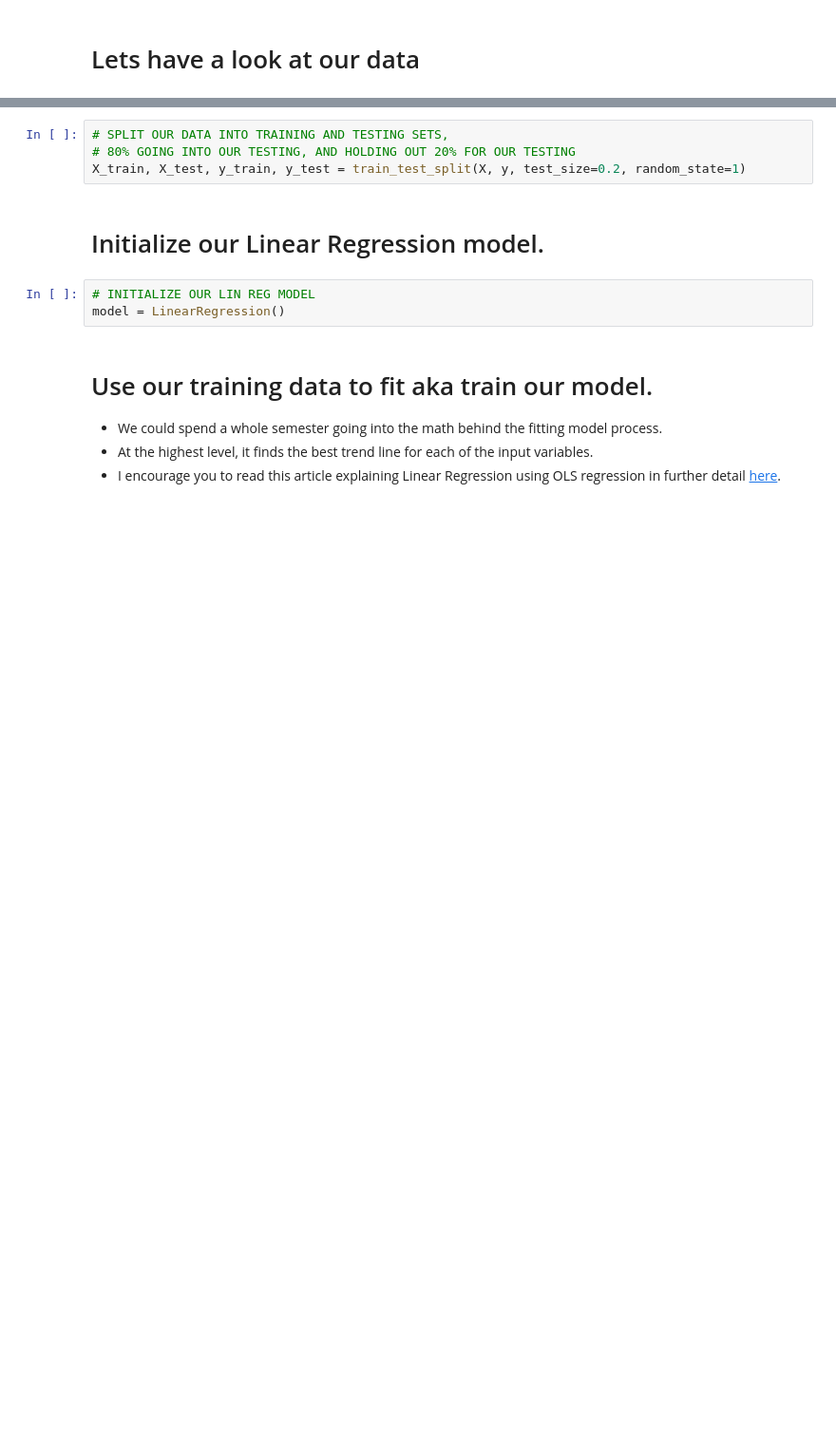
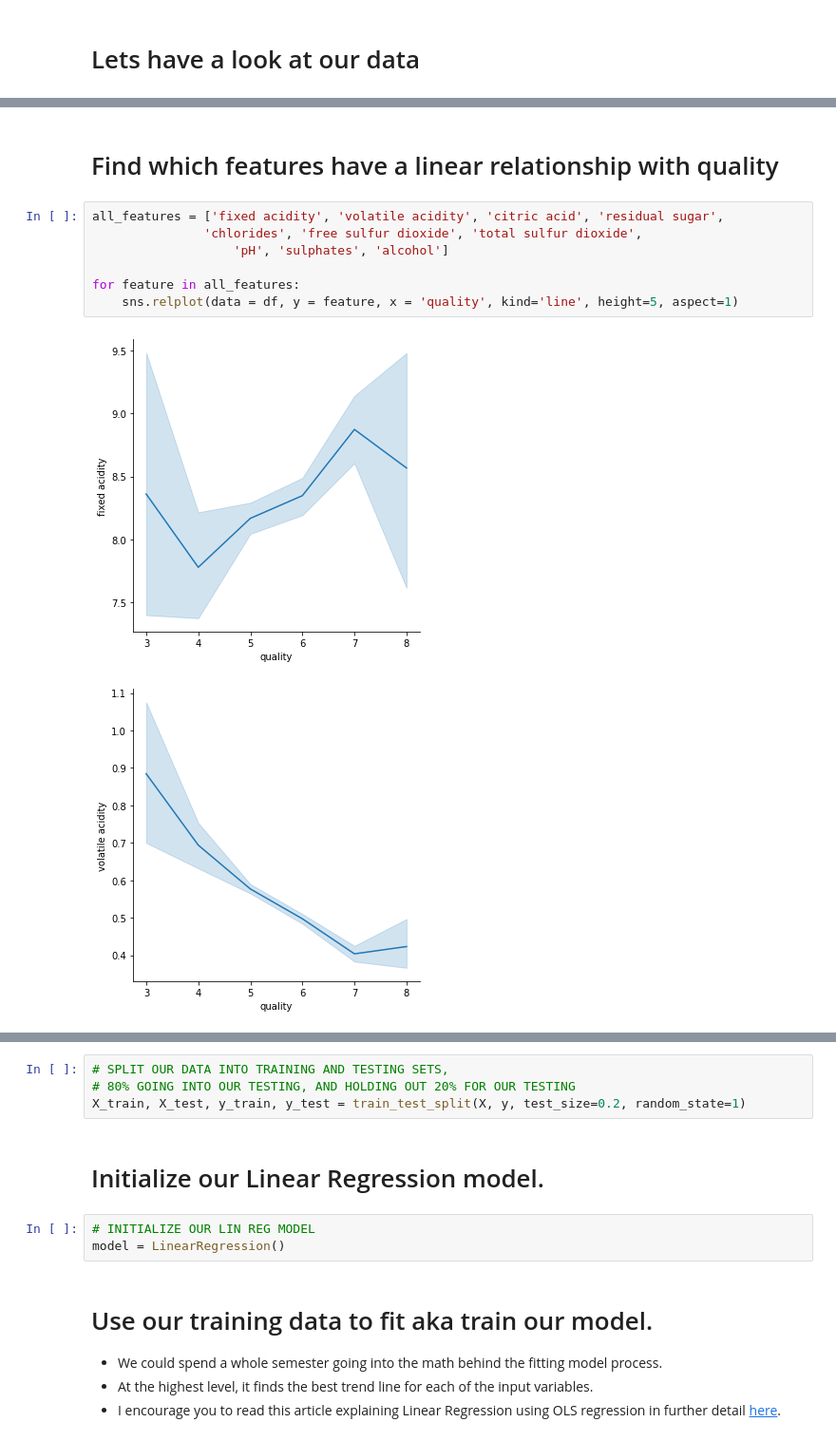
Before and after one commit to zd123/Linear-Regression-Lesson, a Jupyter notebook: linear-regression-walkthrough.ipynb, the cells around one changed output, grey strips where cells are left out. Shown at 95% size. Drawn from its saved outputs; the diff is of its cells as text; blank space fills up the shorter version.

```diff
--- a/linear-regression-walkthrough.ipynb
+++ b/linear-regression-walkthrough.ipynb
@@ -49,0 +79,12 @@ df.head()
+# %% [markdown]
+# Find which features have a linear relationship with quality
+# %%
+all_features = ['fixed acidity', 'volatile acidity', 'citric acid', 'residual sugar',
+               'chlorides', 'free sulfur dioxide', 'total sulfur dioxide',
+                   'pH', 'sulphates', 'alcohol']
+
+for feature in all_features:
+    sns.relplot(data = df, y = feature, x = 'quality', kind='line', height=5, aspect=1)
+# %% [output]
+[figure, added]
+[figure, added]
```
Also changed, not shown: parts of 37 cells of this notebook, 3 other files.
